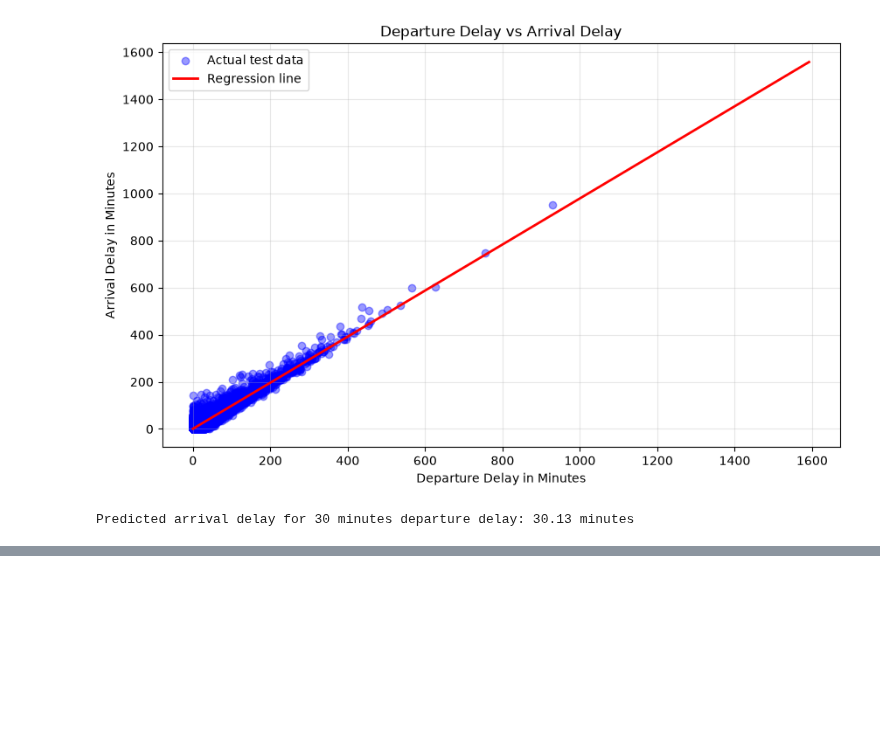
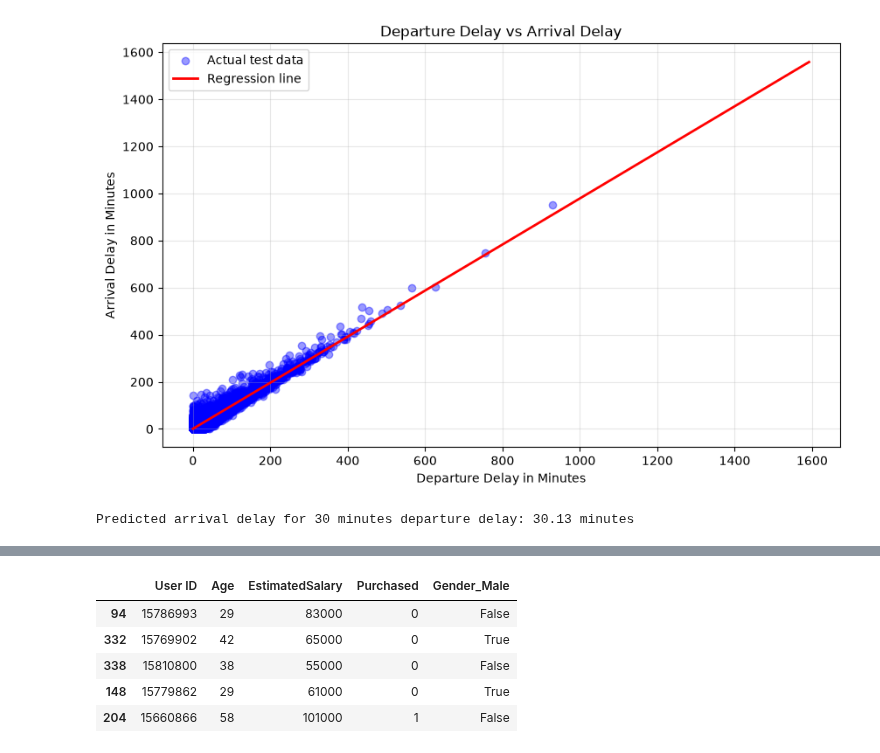
Before and after one commit to masoomk9666/hccda-ai, a Jupyter notebook: regression.ipynb, the cells around one changed output, grey strips where cells are left out. Saved outputs shown, nothing was run; the diff lists cells and outputs as text; code cells hidden in the pictures; blank space fills up the shorter version.

```diff
--- a/regression.ipynb
+++ b/regression.ipynb
@@ -177,0 +190,9 @@ Predicted arrival delay for 30 minutes departure delay: 30.13 minutes
+# %%
+data.sample(5)
+# %% [output]
+|  | User ID | Age | EstimatedSalary | Purchased | Gender_Male |
+| 94 | 15786993 | 29 | 83000 | 0 | False |
+| 332 | 15769902 | 42 | 65000 | 0 | True |
+| 338 | 15810800 | 38 | 55000 | 0 | False |
+| 148 | 15779862 | 29 | 61000 | 0 | True |
+| 204 | 15660866 | 58 | 101000 | 1 | False |
```
Also changed, not shown: parts of 13 cells of this notebook, 1 other file.
